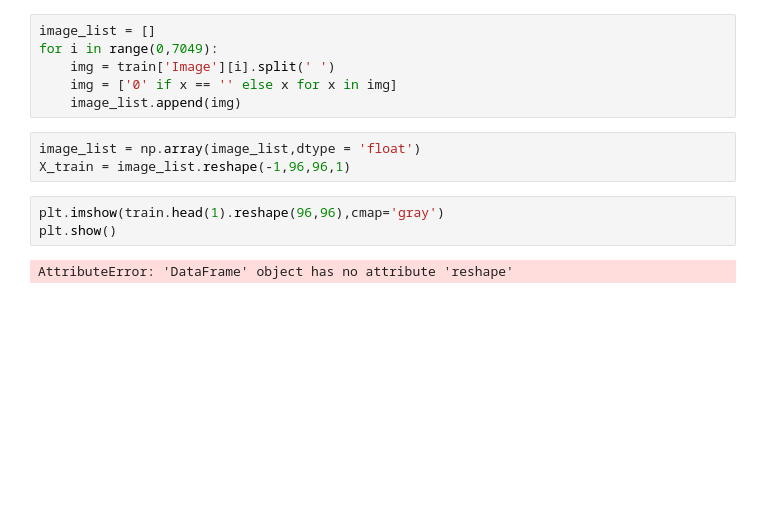
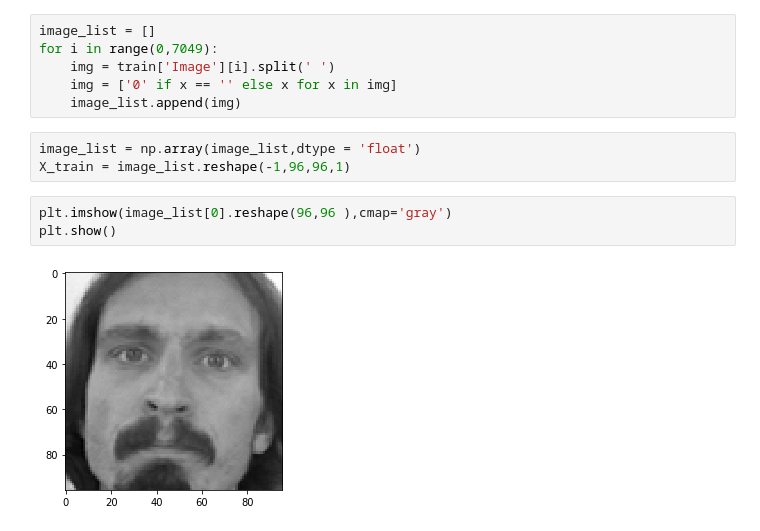
Before and after one commit to Harsh-2420/facial_keypoint, a Jupyter notebook: keypoints.ipynb, the cells around one changed output. Saved outputs shown, nothing was run; the diff lists cells and outputs as text; blank space fills up the shorter version.

Commit message:
keypoint visualisation and creating y_train

```diff
--- a/keypoints.ipynb
+++ b/keypoints.ipynb
@@ -22,7 +22,7 @@ for i in range(0,7049):
 image_list = np.array(image_list,dtype = 'float')
 X_train = image_list.reshape(-1,96,96,1)
 # %%
-plt.imshow(train.head(1).reshape(96,96),cmap='gray')
+plt.imshow(image_list[0].reshape(96,96 ),cmap='gray')
 plt.show()
 # %% [output]
-AttributeError: 'DataFrame' object has no attribute 'reshape'
+[figure, added]
```
Also changed, not shown: parts of 3 cells of this notebook.
